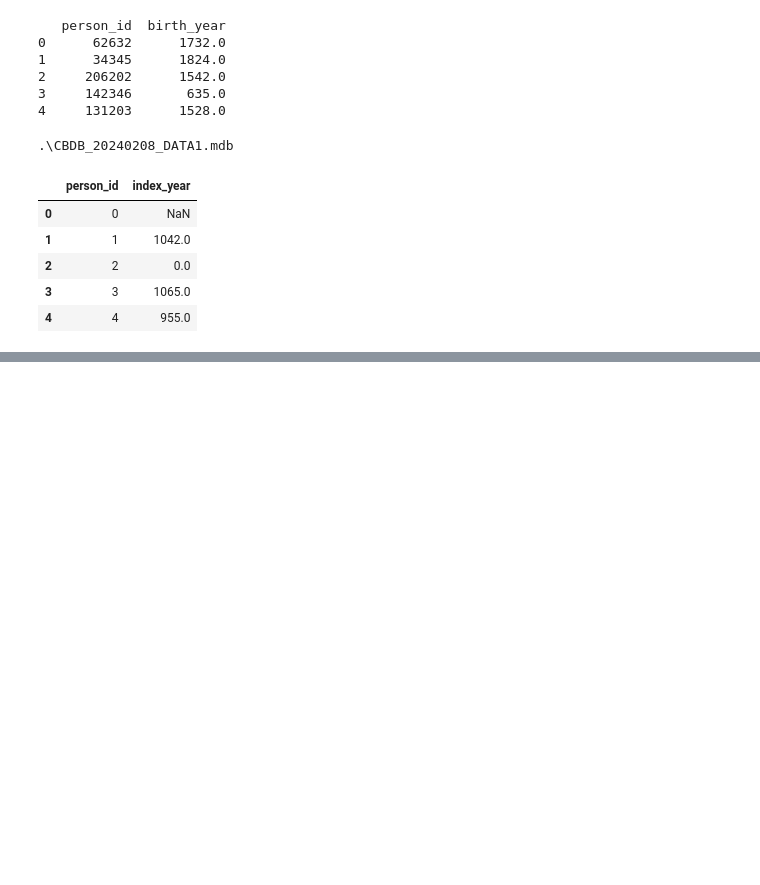
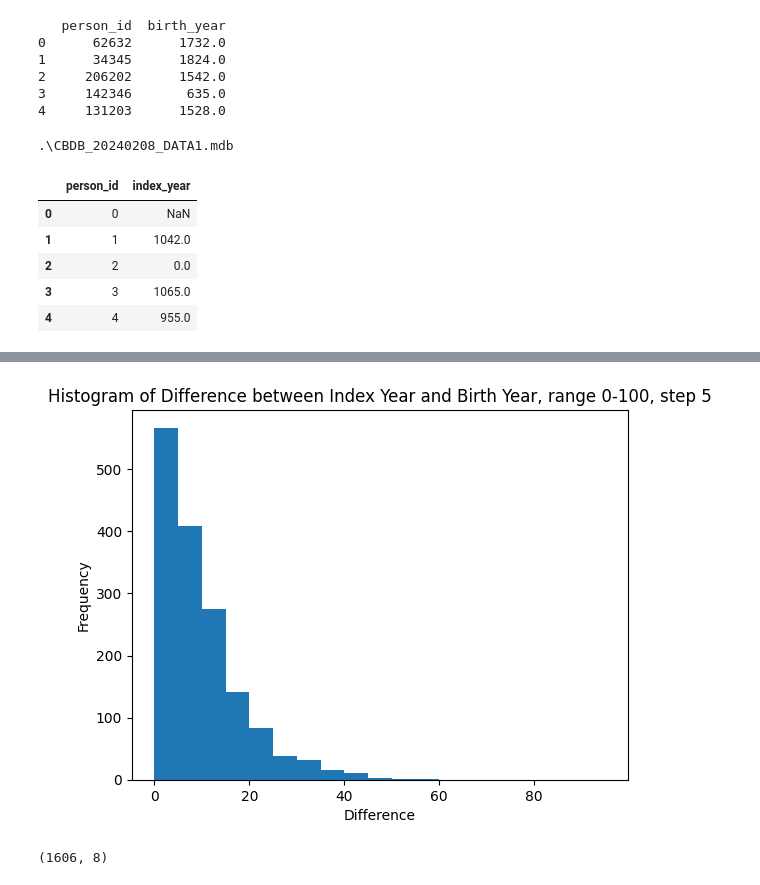
Before and after one commit to sudoghut/cbdb_index_year_gradient_boosting, a Jupyter notebook: 99_compare_model_and_rules/2_calculate_loss.ipynb, the cells around one changed output, grey strips where cells are left out. Cells and saved outputs as stored; diff of their text form; code cells hidden in the pictures; blank space fills up the shorter version.

```diff
--- a/99_compare_model_and_rules/2_calculate_loss.ipynb
+++ b/99_compare_model_and_rules/2_calculate_loss.ipynb
@@ -118,0 +122,10 @@ plt.show()
+# %%
+# Draw the histogram of the diff
+# set x range to 0-100, group is 5
+plt.hist(biog_main_validation_df['diff'], bins=range(0, 100, 5))
+plt.title('Histogram of Difference between Index Year and Birth Year, range 0-100, step 5')
+plt.xlabel('Difference')
+plt.ylabel('Frequency')
+plt.show()
+# %% [output]
+[figure, added]
@@ -118,0 +134,4 @@ plt.show()
+# %%
+biog_main_validation_df.shape
+# %% [output]
+(1606, 8)
```
Also changed, not shown: parts of 6 cells of this notebook, 5 other files.
